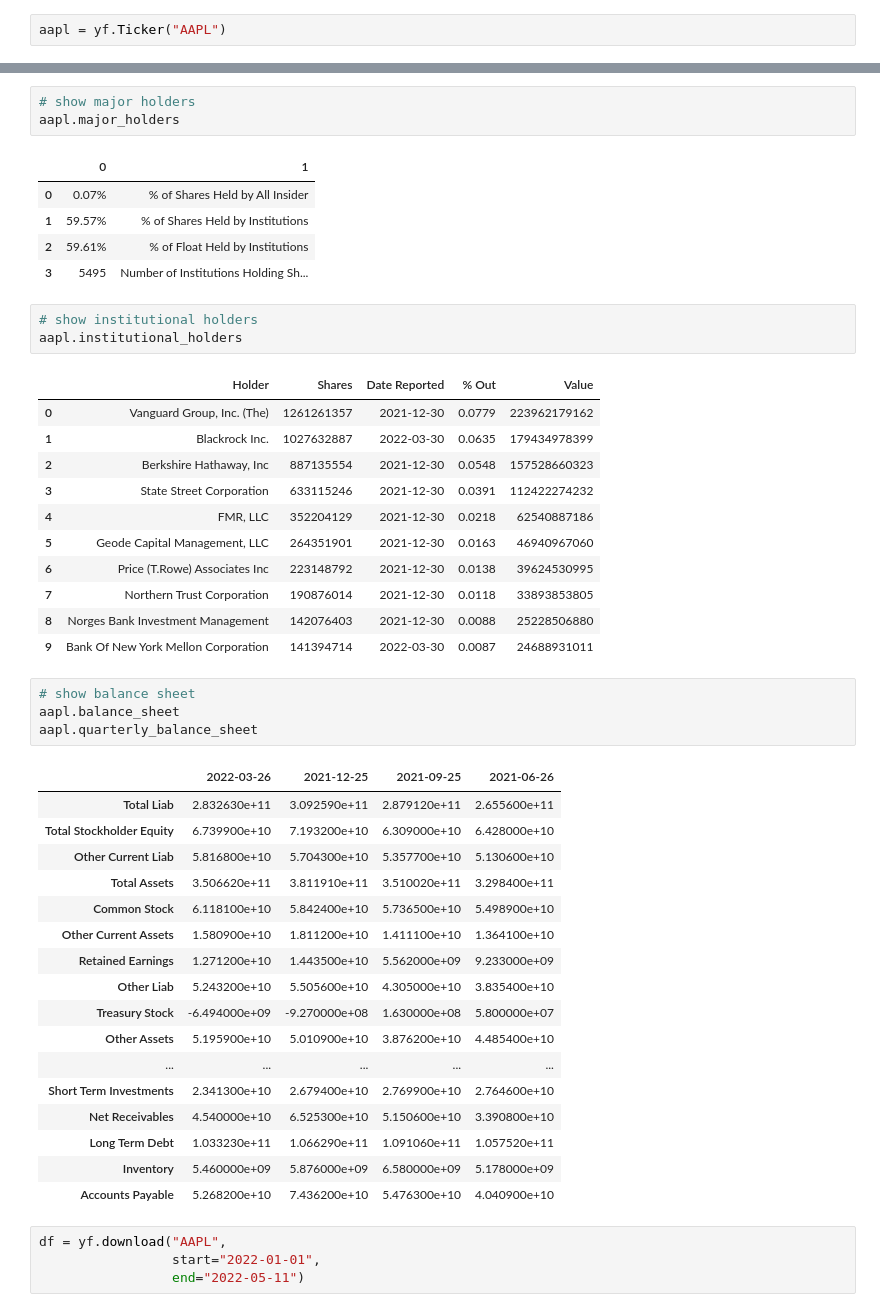
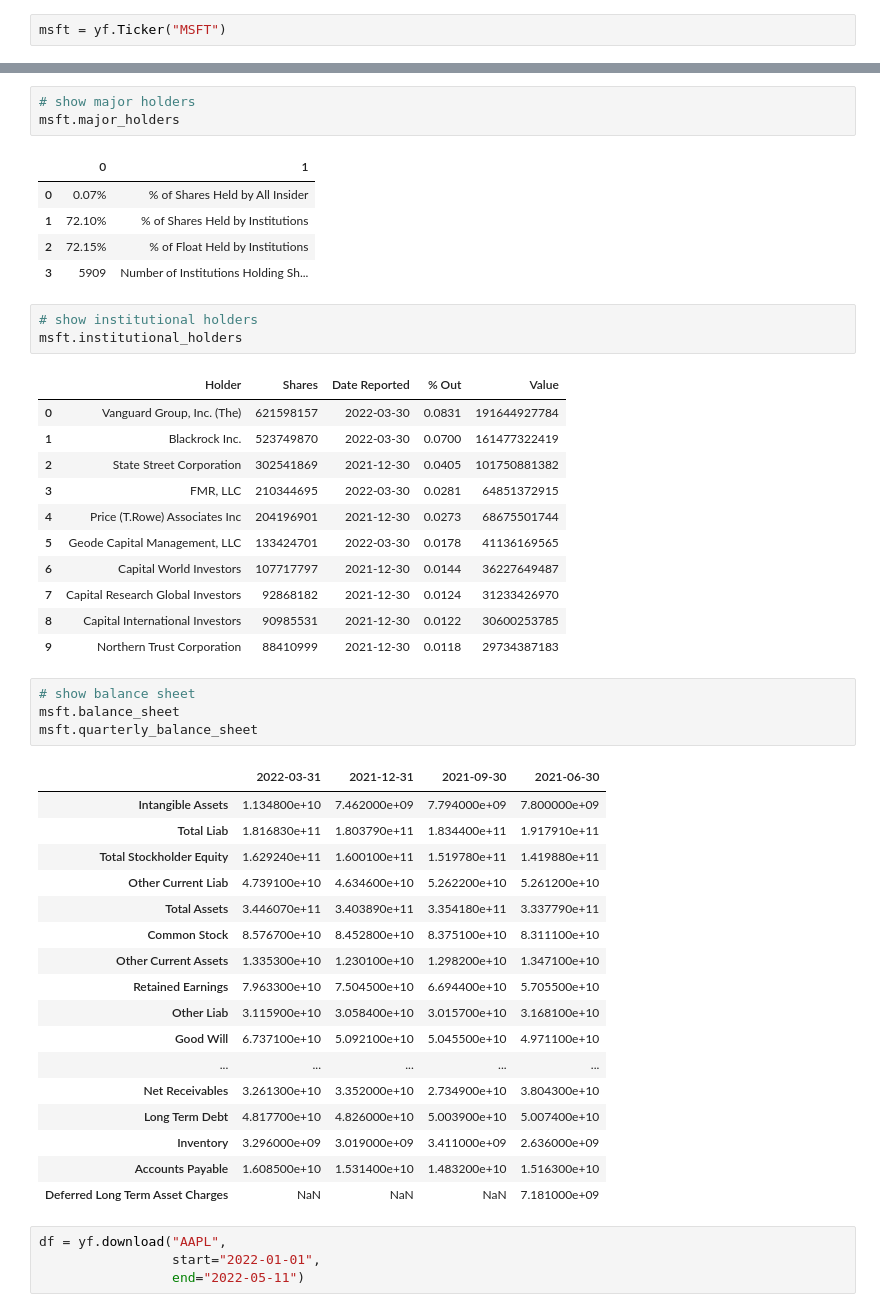
Before and after one commit to pnimma01/ProfitsRus, a Jupyter notebook: DataPull_From_yFinance.ipynb, the cells around one changed output, grey strips where cells are left out. Saved outputs shown, nothing was run; the diff lists cells and outputs as text.

```diff
--- a/DataPull_From_yFinance.ipynb
+++ b/DataPull_From_yFinance.ipynb
@@ -3,4 +30,4 @@ import yfinance as yf
 # %%
-aapl = yf.Ticker("AAPL")
+msft = yf.Ticker("MSFT")
 # %%
 # get stock info --- data as dictionary
@@ -116,49 +147,49 @@ aapl.quarterly_financials
 # %%
 # show major holders
-aapl.major_holders
+msft.major_holders
 # %% [output]
 |  | 0 | 1 |
 | 0 | 0.07% | % of Shares Held by All Insider |
-| 1 | 59.57% | % of Shares Held by Institutions |
-| 2 | 59.61% | % of Float Held by Institutions |
-| 3 | 5495 | Number of Institutions Holding Sh... |
+| 1 | 72.10% | % of Shares Held by Institutions |
+| 2 | 72.15% | % of Float Held by Institutions |
+| 3 | 5909 | Number of Institutions Holding Sh... |
 # %%
 # show institutional holders
-aapl.institutional_holders
+msft.institutional_holders
 # %% [output]
 |  | Holder | Shares | Date Reported | % Out | Value |
-| 0 | Vanguard Group, Inc. (The) | 1261261357 | 2021-12-30 | 0.0779 | 223962179162 |
-| 1 | Blackrock Inc. | 1027632887 | 2022-03-30 | 0.0635 | 179434978399 |
-| 2 | Berkshire Hathaway, Inc | 887135554 | 2021-12-30 | 0.0548 | 157528660323 |
-| 3 | State Street Corporation | 633115246 | 2021-12-30 | 0.0391 | 112422274232 |
-| 4 | FMR, LLC | 352204129 | 2021-12-30 | 0.0218 | 62540887186 |
-| 5 | Geode Capital Management, LLC | 264351901 | 2021-12-30 | 0.0163 | 46940967060 |
-| 6 | Price (T.Rowe) Associates Inc | 223148792 | 2021-12-30 | 0.0138 | 39624530995 |
-| 7 | Northern Trust Corporation | 190876014 | 2021-12-30 | 0.0118 | 33893853805 |
-| 8 | Norges Bank Investment Management | 142076403 | 2021-12-30 | 0.0088 | 25228506880 |
-| 9 | Bank Of New York Mellon Corporation | 141394714 | 2022-03-30 | 0.0087 | 24688931011 |
+| 0 | Vanguard Group, Inc. (The) | 621598157 | 2022-03-30 | 0.0831 | 191644927784 |
+| 1 | Blackrock Inc. | 523749870 | 2022-03-30 | 0.0700 | 161477322419 |
+| 2 | State Street Corporation | 302541869 | 2021-12-30 | 0.0405 | 101750881382 |
+| 3 | FMR, LLC | 210344695 | 2022-03-30 | 0.0281 | 64851372915 |
+| 4 | Price (T.Rowe) Associates Inc | 204196901 | 2021-12-30 | 0.0273 | 68675501744 |
+| 5 | Geode Capital Management, LLC | 133424701 | 2022-03-30 | 0.0178 | 41136169565 |
+| 6 | Capital World Investors | 107717797 | 2021-12-30 | 0.0144 | 36227649487 |
+| 7 | Capital Research Global Investors | 92868182 | 2021-12-30 | 0.0124 | 31233426970 |
+| 8 | Capital International Investors | 90985531 | 2021-12-30 | 0.0122 | 30600253785 |
+| 9 | Northern Trust Corporation | 88410999 | 2021-12-30 | 0.0118 | 29734387183 |
 # %%
 # show balance sheet
-aapl.balance_sheet
-aapl.quarterly_balance_sheet
+msft.balance_sheet
+msft.quarterly_balance_sheet
 # %% [output]
-|  | 2022-03-26 | 2021-12-25 | 2021-09-25 | 2021-06-26 |
-| Total Liab | 2.832630e+11 | 3.092590e+11 | 2.879120e+11 | 2.655600e+11 |
-| Total Stockholder Equity | 6.739900e+10 | 7.193200e+10 | 6.309000e+10 | 6.428000e+10 |
-| Other Current Liab | 5.816800e+10 | 5.704300e+10 | 5.357700e+10 | 5.130600e+10 |
-| Total Assets | 3.506620e+11 | 3.811910e+11 | 3.510020e+11 | 3.298400e+11 |
-| Common Stock | 6.118100e+10 | 5.842400e+10 | 5.736500e+10 | 5.498900e+10 |
-| Other Current Assets | 1.580900e+10 | 1.811200e+10 | 1.411100e+10 | 1.364100e+10 |
-| Retained Earnings | 1.271200e+10 | 1.443500e+10 | 5.562000e+09 | 9.233000e+09 |
-| Other Liab | 5.243200e+10 | 5.505600e+10 | 4.305000e+10 | 3.835400e+10 |
-| Treasury Stock | -6.494000e+09 | -9.270000e+08 | 1.630000e+08 | 5.800000e+07 |
-| Other Assets | 5.195900e+10 | 5.010900e+10 | 3.876200e+10 | 4.485400e+10 |
+|  | 2022-03-31 | 2021-12-31 | 2021-09-30 | 2021-06-30 |
+| Intangible Assets | 1.134800e+10 | 7.462000e+09 | 7.794000e+09 | 7.800000e+09 |
+| Total Liab | 1.816830e+11 | 1.803790e+11 | 1.834400e+11 | 1.917910e+11 |
+| Total Stockholder Equity | 1.629240e+11 | 1.600100e+11 | 1.519780e+11 | 1.419880e+11 |
+| Other Current Liab | 4.739100e+10 | 4.634600e+10 | 5.262200e+10 | 5.261200e+10 |
+| Total Assets | 3.446070e+11 | 3.403890e+11 | 3.354180e+11 | 3.337790e+11 |
+| Common Stock | 8.576700e+10 | 8.452800e+10 | 8.375100e+10 | 8.311100e+10 |
+| Other Current Assets | 1.335300e+10 | 1.230100e+10 | 1.298200e+10 | 1.347100e+10 |
+| Retained Earnings | 7.963300e+10 | 7.504500e+10 | 6.694400e+10 | 5.705500e+10 |
+| Other Liab | 3.115900e+10 | 3.058400e+10 | 3.015700e+10 | 3.168100e+10 |
+| Good Will | 6.737100e+10 | 5.092100e+10 | 5.045500e+10 | 4.971100e+10 |
 | ... | ... | ... | ... | ... |
-| Short Term Investments | 2.341300e+10 | 2.679400e+10 | 2.769900e+10 | 2.764600e+10 |
-| Net Receivables | 4.540000e+10 | 6.525300e+10 | 5.150600e+10 | 3.390800e+10 |
-| Long Term Debt | 1.033230e+11 | 1.066290e+11 | 1.091060e+11 | 1.057520e+11 |
-| Inventory | 5.460000e+09 | 5.876000e+09 | 6.580000e+09 | 5.178000e+09 |
-| Accounts Payable | 5.268200e+10 | 7.436200e+10 | 5.476300e+10 | 4.040900e+10 |
+| Net Receivables | 3.261300e+10 | 3.352000e+10 | 2.734900e+10 | 3.804300e+10 |
+| Long Term Debt | 4.817700e+10 | 4.826000e+10 | 5.003900e+10 | 5.007400e+10 |
+| Inventory | 3.296000e+09 | 3.019000e+09 | 3.411000e+09 | 2.636000e+09 |
+| Accounts Payable | 1.608500e+10 | 1.531400e+10 | 1.483200e+10 | 1.516300e+10 |
+| Deferred Long Term Asset Charges | NaN | NaN | NaN | 7.181000e+09 |
 # %%
 df = yf.download("AAPL",
                  start="2022-01-01",
```
Also changed, not shown: parts of 10 cells of this notebook, 3 other files.
